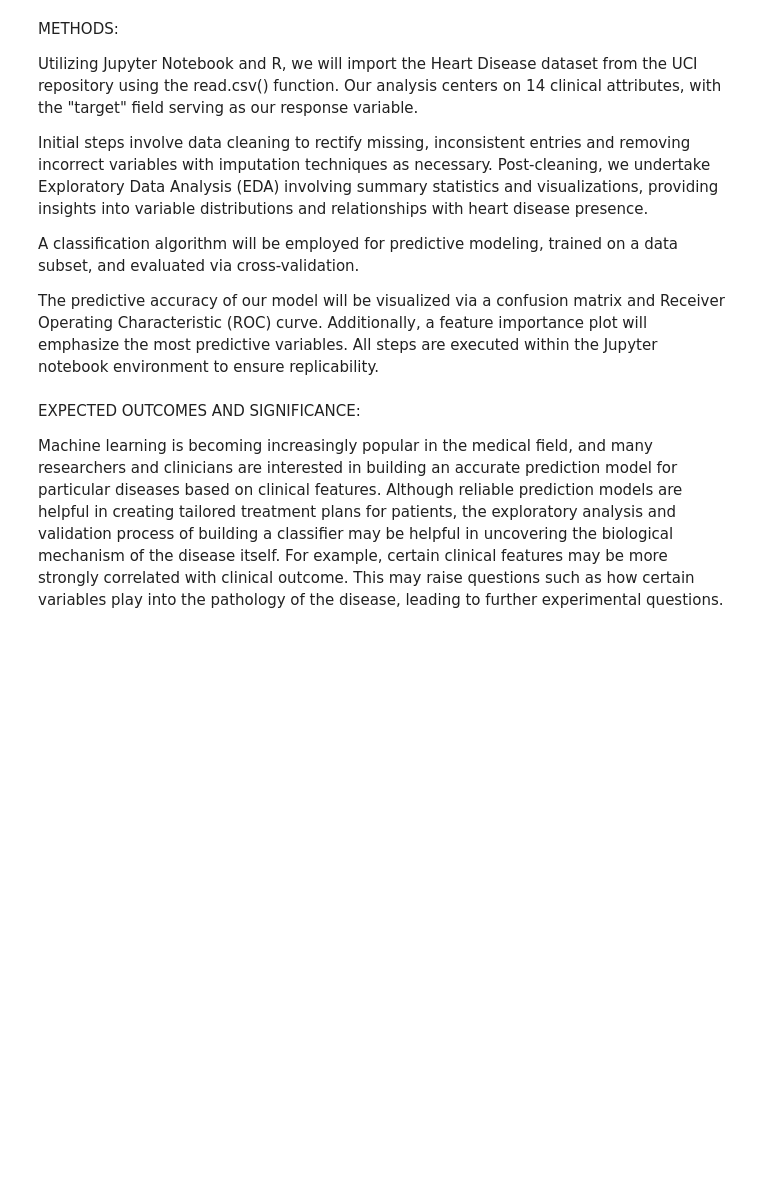
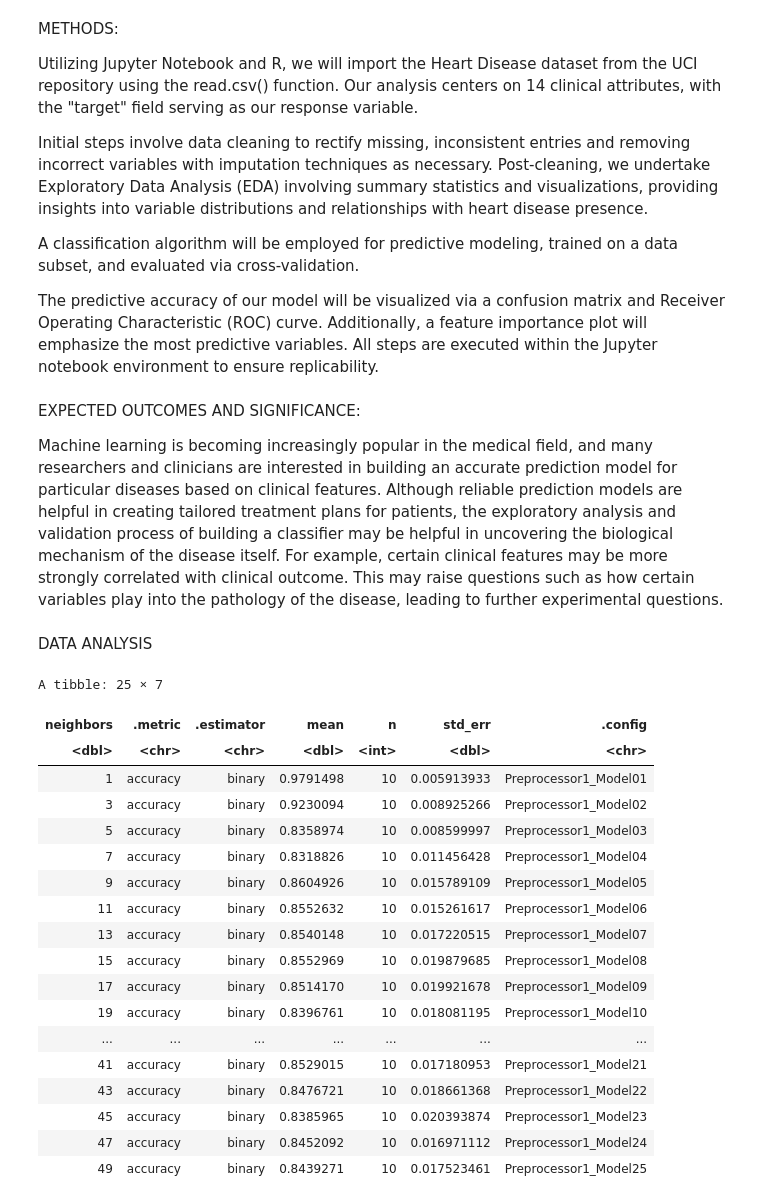
Before and after one commit to ArthurSol/heart_disease_analysis, a Jupyter notebook: Heart_disease_project.ipynb, the cells around one changed output. Saved outputs shown, nothing was run; the diff lists cells and outputs as text; code cells hidden in the pictures; blank space fills up the shorter version.

```diff
--- a/Heart_disease_project.ipynb
+++ b/Heart_disease_project.ipynb
@@ -33,6 +15,9 @@ library(tidymodels)
 # %%
 #reading the data
 heart_data<-read_csv("/home/jovyan/heart_disease_analysis/heart.csv")
+
+heart_data<-heart_data|>
+mutate(target = as_factor(target))
 heart_data
 # %% [output]
 Rows: 1025 Columns: 14
@@ -89,6 +72,8 @@ print(sorted_cor)
 heart_split <- initial_split(heart_data, prop = 0.75, strata = target)
 heart_training <- training(heart_split)
 heart_testing <- testing(heart_split)
+heart_training<-heart_training|>
+mutate(target = as_factor(target))
 # %%
 #number of people with heart disease vs no heart disease in the training dataset.
 
@@ -227,3 +176,57 @@ EXPECTED OUTCOMES AND SIGNIFICANCE:
 
 
 Machine learning is becoming increasingly popular in the medical field, and many researchers and clinicians are interested in building an accurate prediction model for particular diseases based on clinical features. Although reliable prediction models are helpful in creating tailored treatment plans for patients, the exploratory analysis and validation process of building a classifier may be helpful in uncovering the biological mechanism of the disease itself. For example, certain clinical features may be more strongly correlated with clinical outcome. This may raise questions such as how certain variables play into the pathology of the disease, leading to further experimental questions.
+# %% [markdown]
+DATA ANALYSIS
+# %%
+set.seed(20)
+#Creating the recipe
+heart_recipe <- recipe(target ~ age	+sex+cp+trestbps+chol+fbs+restecg+thalach+exang+oldpeak+slope+ca+thal, data = heart_training) |>
+step_scale(all_predictors()) |>
+step_center(all_predictors())
+heart_recipe
+# %%
+set.seed(20) #Do not remove
+
+#Creating a K tune for training data
+knn_tune<-nearest_neighbor(weight_func = "rectangular", neighbors=tune())|>
+set_engine("kknn")|>
+set_mode("classification")
+
+#Specifiying the amount of K
+k_vals <- tibble(neighbors = seq(from = 1, to = 50, by = 2))
+
+heart_vfold<-vfold_cv(heart_training, v=10, strata = target)
+
+#Training the model
+knn_results <- workflow()|>
+add_recipe(heart_recipe)|>
+add_model(knn_spec)|>
+tune_grid(resamples=heart_vfold, grid=k_vals)|>
+collect_metrics()
+
+#Checking Accuracies
+accuracies <- knn_results |>
+  filter(.metric == "accuracy")
+
+accuracies
+# %% [output]
+A tibble: 25 × 7
+| neighbors | .metric | .estimator | mean | n | std_err | .config |
+| <dbl> | <chr> | <chr> | <dbl> | <int> | <dbl> | <chr> |
+| 1 | accuracy | binary | 0.9791498 | 10 | 0.005913933 | Preprocessor1_Model01 |
+| 3 | accuracy | binary | 0.9230094 | 10 | 0.008925266 | Preprocessor1_Model02 |
+| 5 | accuracy | binary | 0.8358974 | 10 | 0.008599997 | Preprocessor1_Model03 |
+| 7 | accuracy | binary | 0.8318826 | 10 | 0.011456428 | Preprocessor1_Model04 |
+| 9 | accuracy | binary | 0.8604926 | 10 | 0.015789109 | Preprocessor1_Model05 |
+| 11 | accuracy | binary | 0.8552632 | 10 | 0.015261617 | Preprocessor1_Model06 |
+| 13 | accuracy | binary | 0.8540148 | 10 | 0.017220515 | Preprocessor1_Model07 |
+| 15 | accuracy | binary | 0.8552969 | 10 | 0.019879685 | Preprocessor1_Model08 |
+| 17 | accuracy | binary | 0.8514170 | 10 | 0.019921678 | Preprocessor1_Model09 |
+| 19 | accuracy | binary | 0.8396761 | 10 | 0.018081195 | Preprocessor1_Model10 |
+| ... | ... | ... | ... | ... | ... | ... |
+| 41 | accuracy | binary | 0.8529015 | 10 | 0.017180953 | Preprocessor1_Model21 |
+| 43 | accuracy | binary | 0.8476721 | 10 | 0.018661368 | Preprocessor1_Model22 |
+| 45 | accuracy | binary | 0.8385965 | 10 | 0.020393874 | Preprocessor1_Model23 |
+| 47 | accuracy | binary | 0.8452092 | 10 | 0.016971112 | Preprocessor1_Model24 |
+| 49 | accuracy | binary | 0.8439271 | 10 | 0.017523461 | Preprocessor1_Model25 |
```
Also changed, not shown: parts of 11 cells of this notebook.
